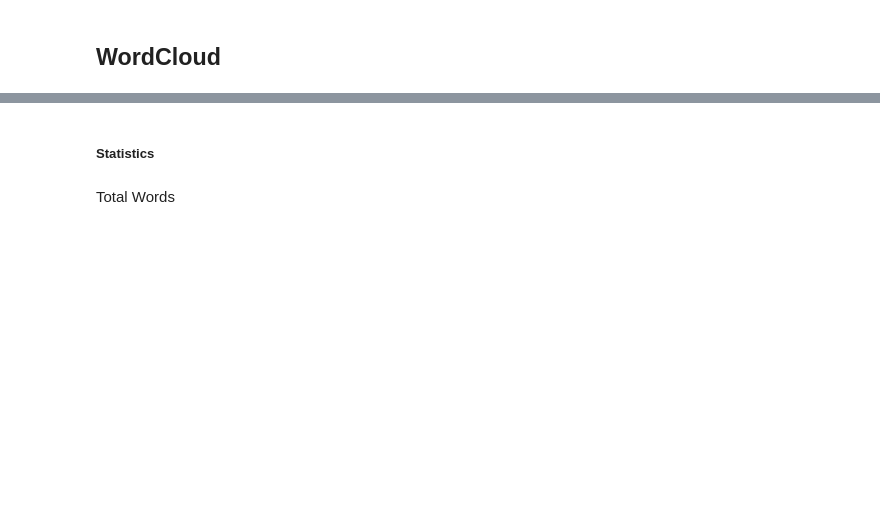
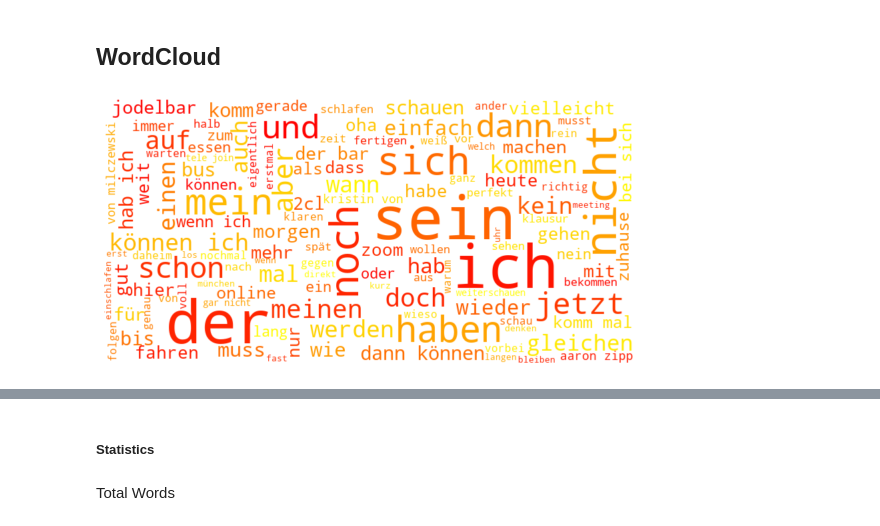
Before and after one commit to aaronzipp/chat-miner, a Jupyter notebook: Visualizations.ipynb, the cells around one changed output, grey strips where cells are left out. Saved outputs shown, nothing was run; the diff lists cells and outputs as text; code cells hidden in the pictures; blank space fills up the shorter version.

Commit message:
Added lemmatization for wordcloud and masked wordcloud

```diff
--- a/Visualizations.ipynb
+++ b/Visualizations.ipynb
@@ -111,0 +106,16 @@ plt.tight_layout()
+# %%
+import spacy
+nlp = spacy.load('de_core_news_sm')
+lemmatized_words = []
+for token in nlp(" ".join(words)):
+    lemmatized_words += [token.lemma_]
+# %%
+wordcloud = WordCloud(stopwords=stopwords, max_font_size=90, width=800, height=400,
+                      background_color=BACKGROUND_COLOR, colormap='autumn', min_word_length=3,
+                      max_words=400, min_font_size=12).generate(' '.join(lemmatized_words))
+plt.figure(figsize=(8, 4))
+plt.imshow(wordcloud, interpolation="bilinear")
+plt.axis("off")
+plt.tight_layout()
+# %% [output]
+[figure, added]
```
Also changed, not shown: parts of 11 cells of this notebook, 1 other file.
